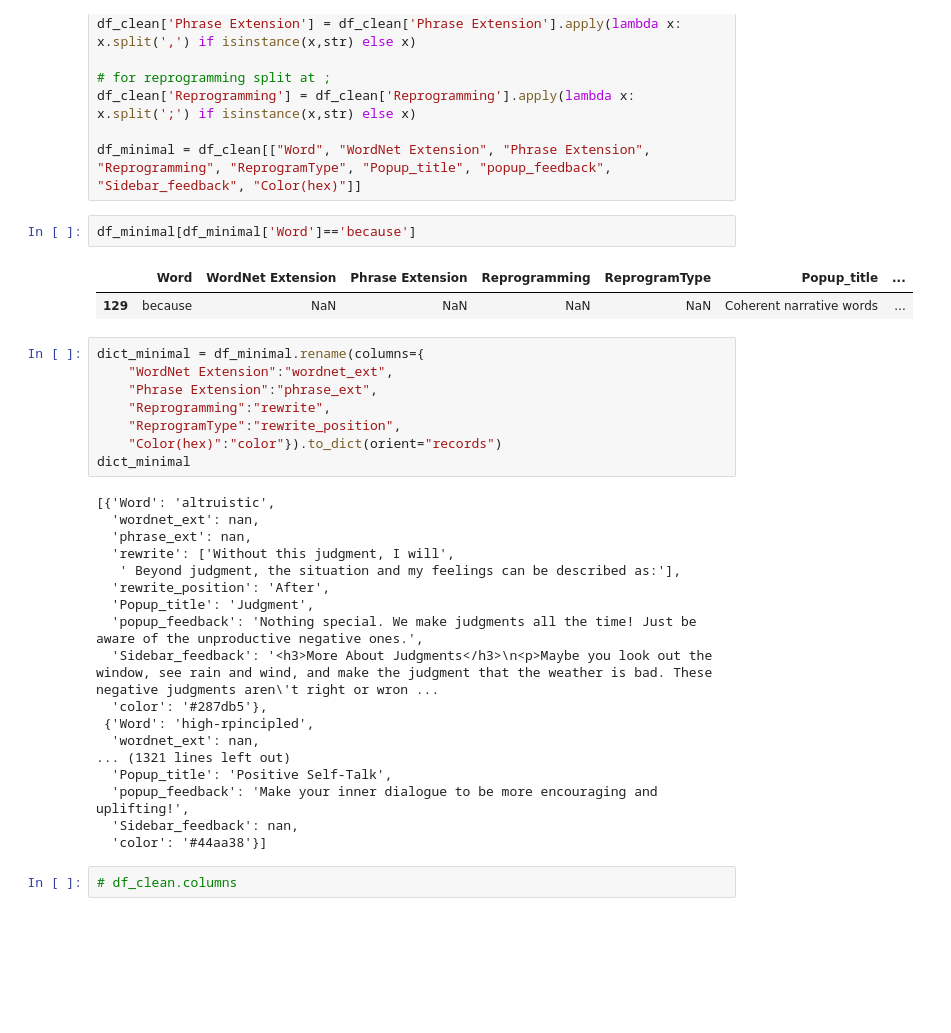
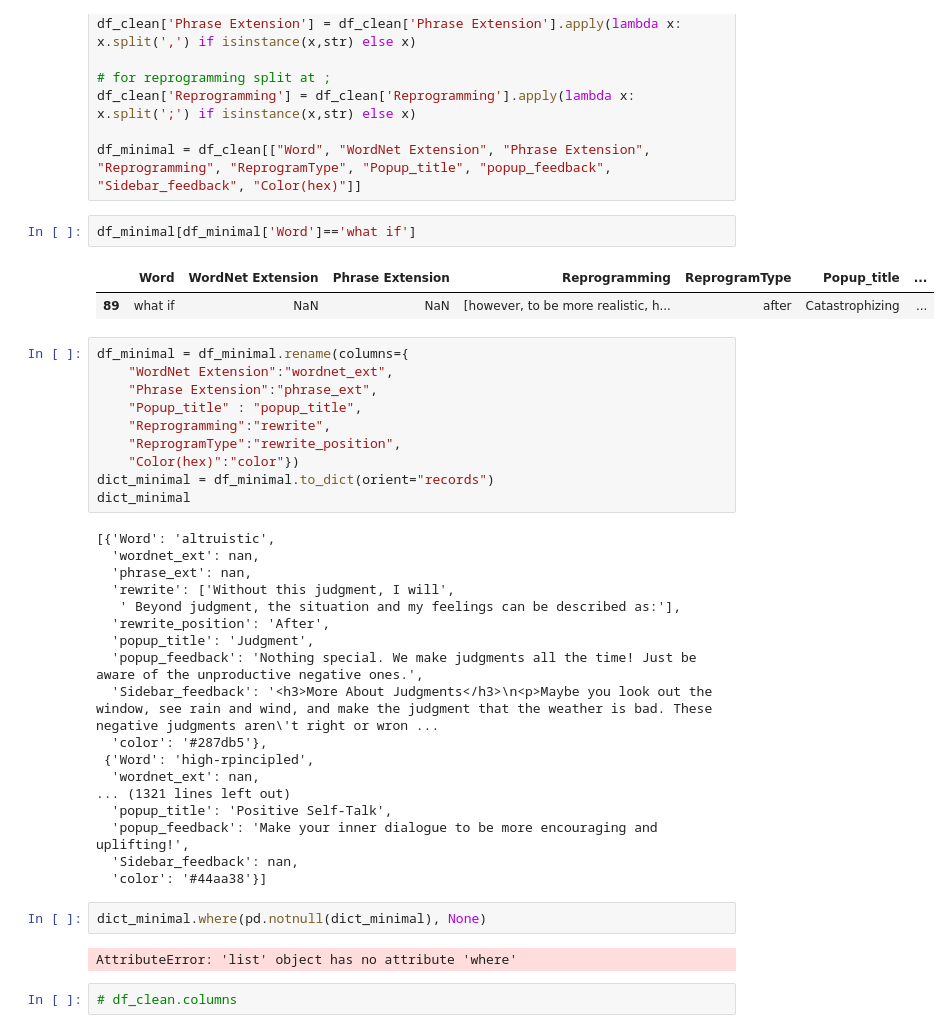
Before and after one commit to ucla-hci/journal, a Jupyter notebook: dict/data_ingestion.ipynb, the cells around one changed output. Saved outputs shown, nothing was run; the diff lists cells and outputs as text; blank space fills up the shorter version.

```diff
--- a/dict/data_ingestion.ipynb
+++ b/dict/data_ingestion.ipynb
@@ -31,17 +31,19 @@ df_clean['Reprogramming'] = df_clean['Reprogramming'].apply(lambda x: x.split(';
 
 df_minimal = df_clean[["Word", "WordNet Extension", "Phrase Extension", "Reprogramming", "ReprogramType", "Popup_title", "popup_feedback", "Sidebar_feedback", "Color(hex)"]]
 # %%
-df_minimal[df_minimal['Word']=='because']
+df_minimal[df_minimal['Word']=='what if']
 # %% [output]
 |  | Word | WordNet Extension | Phrase Extension | Reprogramming | ReprogramType | Popup_title | ... |
-| 129 | because | NaN | NaN | NaN | NaN | Coherent narrative words | ... |
+| 89 | what if | NaN | NaN | [however, to be more realistic, h... | after | Catastrophizing | ... |
 # %%
-dict_minimal = df_minimal.rename(columns={
+df_minimal = df_minimal.rename(columns={
     "WordNet Extension":"wordnet_ext",
     "Phrase Extension":"phrase_ext",
+    "Popup_title" : "popup_title",
     "Reprogramming":"rewrite",
     "ReprogramType":"rewrite_position",
-    "Color(hex)":"color"}).to_dict(orient="records")
+    "Color(hex)":"color"})
+dict_minimal = df_minimal.to_dict(orient="records")
 dict_minimal
 # %% [output]
 [{'Word': 'altruistic',
@@ -50,17 +52,21 @@ dict_minimal
   'rewrite': ['Without this judgment, I will',
    ' Beyond judgment, the situation and my feelings can be described as:'],
   'rewrite_position': 'After',
-  'Popup_title': 'Judgment',
+  'popup_title': 'Judgment',
   'popup_feedback': 'Nothing special. We make judgments all the time! Just be aware of the unproductive negative ones.',
   'Sidebar_feedback': '<h3>More About Judgments</h3>\n<p>Maybe you look out the window, see rain and wind, and make the judgment that the weather is bad. These negative judgments aren\'t right or wron ...
   'color': '#287db5'},
  {'Word': 'high-rpincipled',
   'wordnet_ext': nan,
 ... (1321 lines left out)
-  'Popup_title': 'Positive Self-Talk',
+  'popup_title': 'Positive Self-Talk',
   'popup_feedback': 'Make your inner dialogue to be more encouraging and uplifting!',
   'Sidebar_feedback': nan,
   'color': '#44aa38'}]
+# %%
+dict_minimal.where(pd.notnull(dict_minimal), None)
+# %% [output]
+AttributeError: 'list' object has no attribute 'where'
 # %%
 # df_clean.columns
 # %% [output]
```
Also changed, not shown: 1 other file.
